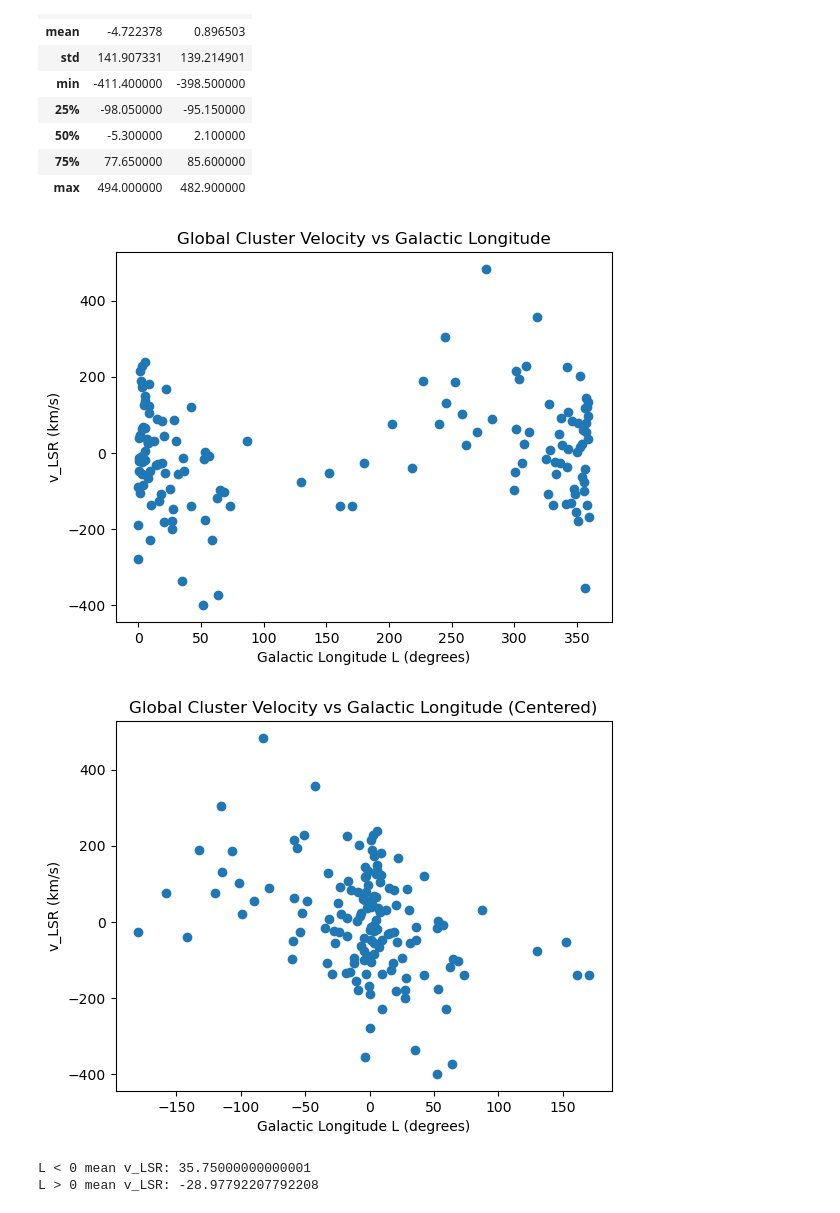
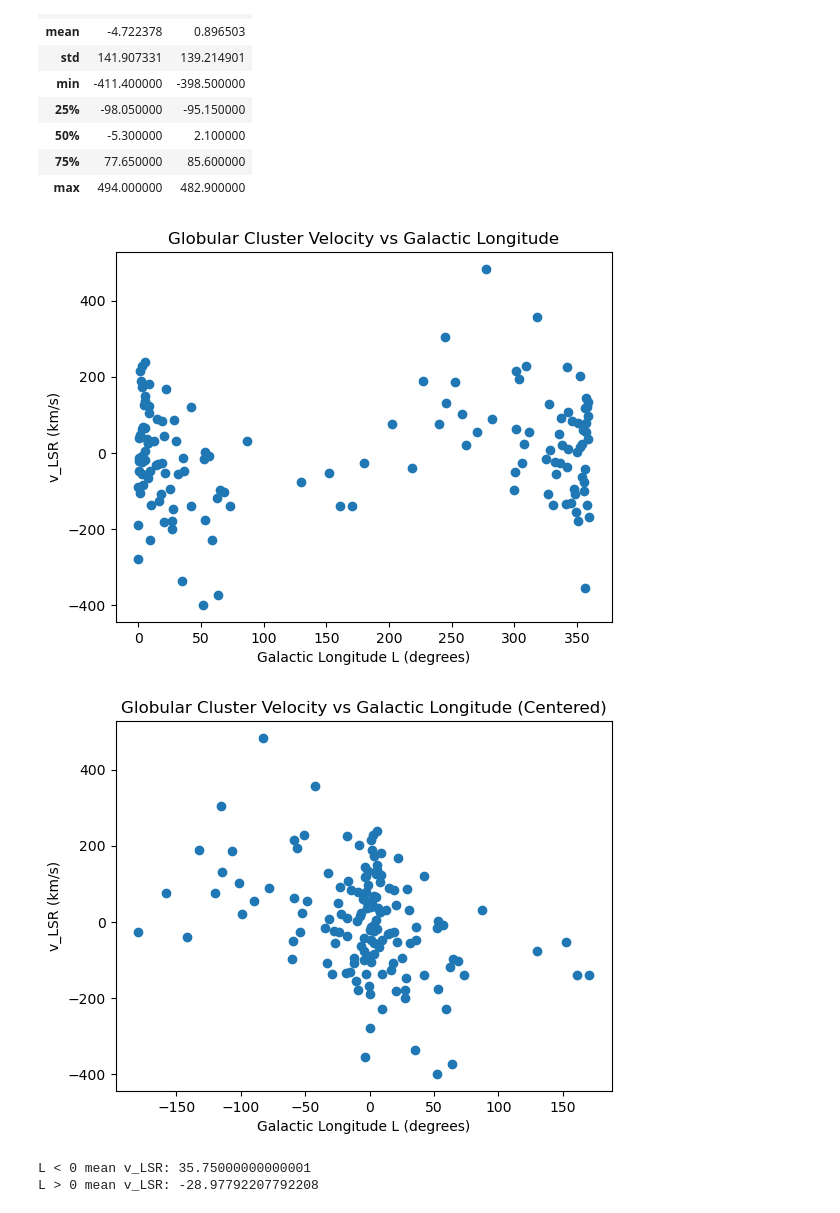
Before and after one commit to JIAQIZHANG721/PHYS3116_Accretion_Detectives, a Jupyter notebook: Jiaqi_analysis.ipynb, the cells around one changed output. Saved outputs shown, nothing was run; the diff lists cells and outputs as text; code cells hidden in the pictures.

```diff
--- a/Jiaqi_analysis.ipynb
+++ b/Jiaqi_analysis.ipynb
@@ -101,23 +101,23 @@ harris[["v_r","v_LSR"]].describe()
 # %%
 import matplotlib.pyplot as plt
 
 plt.scatter(harris["L"], harris["v_LSR"])
 plt.xlabel("Galactic Longitude L (degrees)")
 plt.ylabel("v_LSR (km/s)")
-plt.title("Global Cluster Velocity vs Galactic Longitude")
+plt.title("Globular Cluster Velocity vs Galactic Longitude")
 plt.show()
 # %% [output]
-[figure, old version]
+[figure, new version]
 # %%
 harris["L_centered"] = ((harris["L"] + 180) % 360) - 180
 # %%
 plt.scatter(harris["L_centered"], harris["v_LSR"])
 plt.xlabel("Galactic Longitude L (degrees)")
 plt.ylabel("v_LSR (km/s)")
-plt.title("Global Cluster Velocity vs Galactic Longitude (Centered)")
+plt.title("Globular Cluster Velocity vs Galactic Longitude (Centered)")
 plt.show()
 # %% [output]
-[figure, old version]
+[figure, new version]
 # %%
 left = harris[harris["L_centered"] < 0]
 right = harris[harris["L_centered"] > 0]
```
Also changed, not shown: parts of 5 cells of this notebook, 1 other file.
